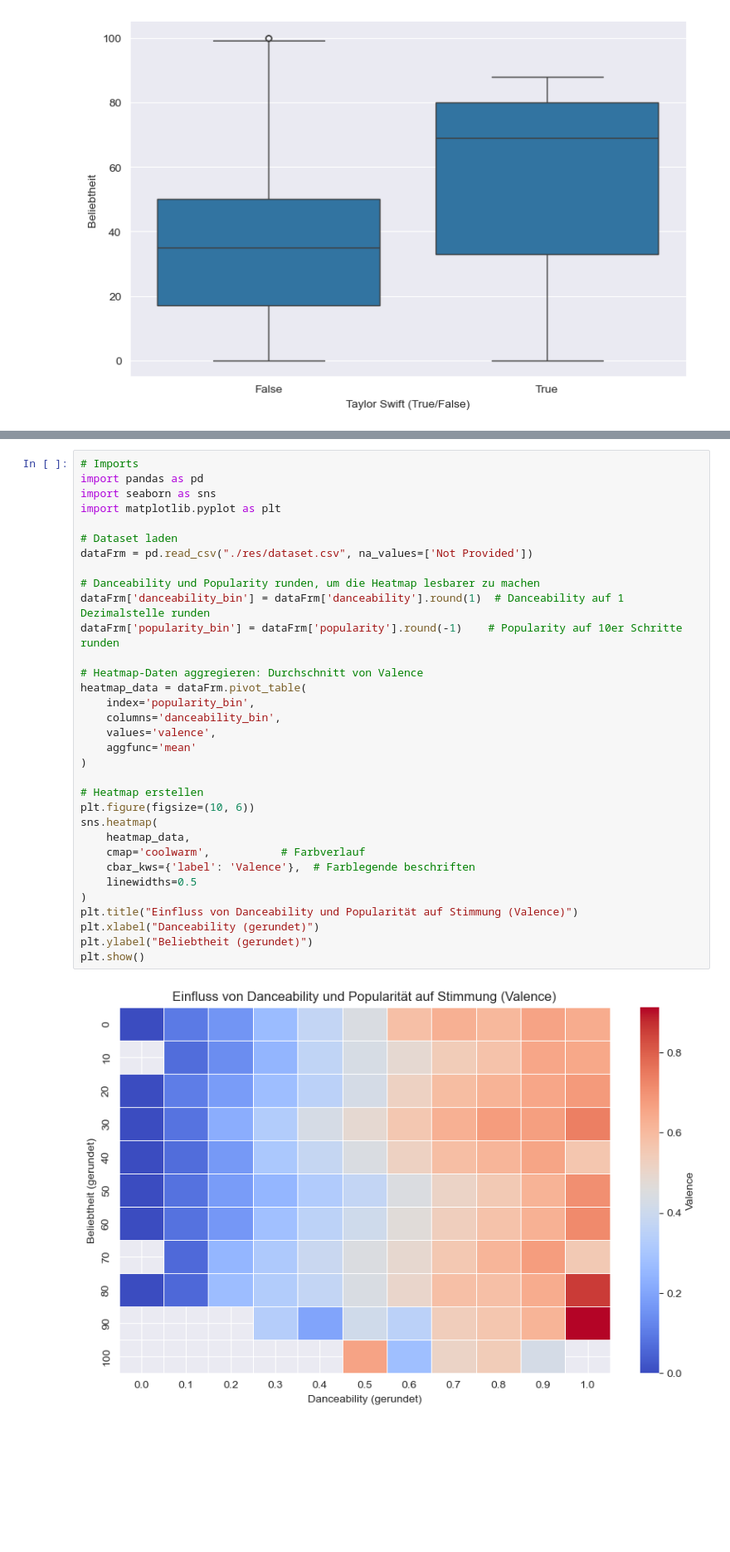
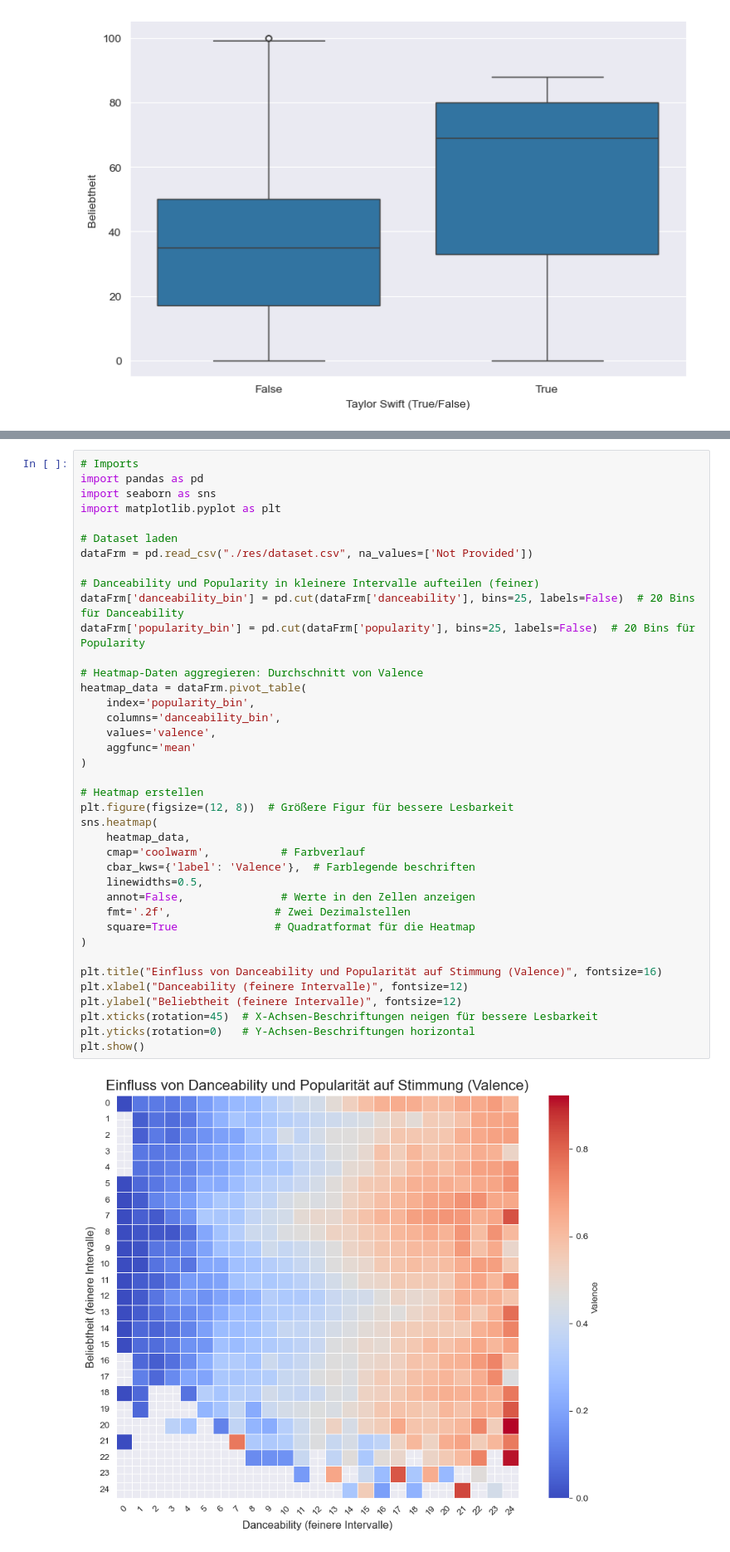
Before and after one commit to blqnk3d/DSAI_Project, a Jupyter notebook: main.ipynb, the cells around one changed output, grey strips where cells are left out. Shown: that part at 83% size. Cells and saved outputs as stored; diff of their text form; blank space fills up the shorter version.

```diff
--- a/main.ipynb
+++ b/main.ipynb
@@ -91,35 +77,41 @@ sns.relplot(
 # %%
 # Imports
 import pandas as pd
 import seaborn as sns
 import matplotlib.pyplot as plt
 
 # Dataset laden
 dataFrm = pd.read_csv("./res/dataset.csv", na_values=['Not Provided'])
 
-# Danceability und Popularity runden, um die Heatmap lesbarer zu machen
-dataFrm['danceability_bin'] = dataFrm['danceability'].round(1)  # Danceability auf 1 Dezimalstelle runden
-dataFrm['popularity_bin'] = dataFrm['popularity'].round(-1)    # Popularity auf 10er Schritte runden
+# Danceability und Popularity in kleinere Intervalle aufteilen (feiner)
+dataFrm['danceability_bin'] = pd.cut(dataFrm['danceability'], bins=25, labels=False)  # 20 Bins für Danceability
+dataFrm['popularity_bin'] = pd.cut(dataFrm['popularity'], bins=25, labels=False)  # 20 Bins für Popularity
 
 # Heatmap-Daten aggregieren: Durchschnitt von Valence
 heatmap_data = dataFrm.pivot_table(
     index='popularity_bin',
     columns='danceability_bin',
     values='valence',
     aggfunc='mean'
 )
 
 # Heatmap erstellen
-plt.figure(figsize=(10, 6))
+plt.figure(figsize=(12, 8))  # Größere Figur für bessere Lesbarkeit
 sns.heatmap(
     heatmap_data,
     cmap='coolwarm',           # Farbverlauf
     cbar_kws={'label': 'Valence'},  # Farblegende beschriften
-    linewidths=0.5
+    linewidths=0.5,
+    annot=False,               # Werte in den Zellen anzeigen
+    fmt='.2f',                # Zwei Dezimalstellen
+    square=True               # Quadratformat für die Heatmap
 )
-plt.title("Einfluss von Danceability und Popularität auf Stimmung (Valence)")
-plt.xlabel("Danceability (gerundet)")
-plt.ylabel("Beliebtheit (gerundet)")
+
+plt.title("Einfluss von Danceability und Popularität auf Stimmung (Valence)", fontsize=16)
+plt.xlabel("Danceability (feinere Intervalle)", fontsize=12)
+plt.ylabel("Beliebtheit (feinere Intervalle)", fontsize=12)
+plt.xticks(rotation=45)  # X-Achsen-Beschriftungen neigen für bessere Lesbarkeit
+plt.yticks(rotation=0)   # Y-Achsen-Beschriftungen horizontal
 plt.show()
 # %% [output]
-[figure, old version]
+[figure, new version]
```
Also changed, not shown: parts of 4 cells of this notebook.
